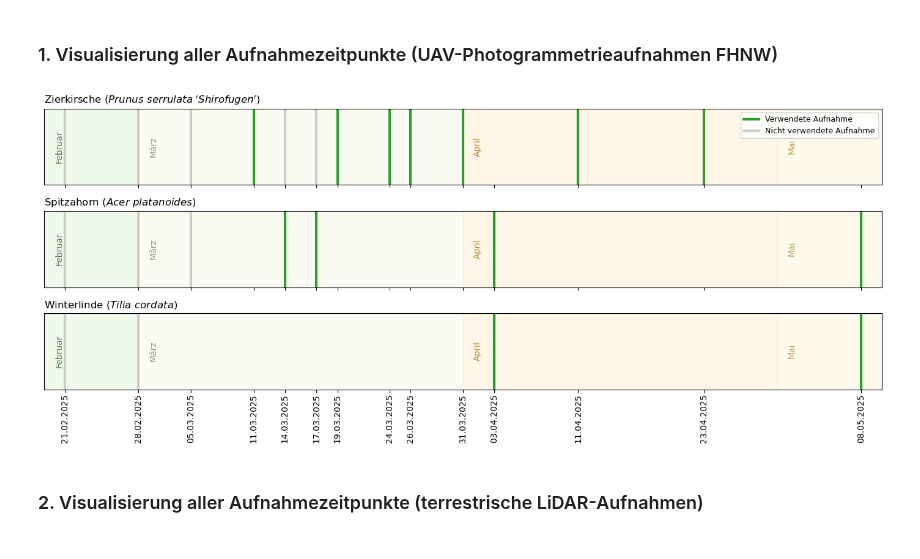
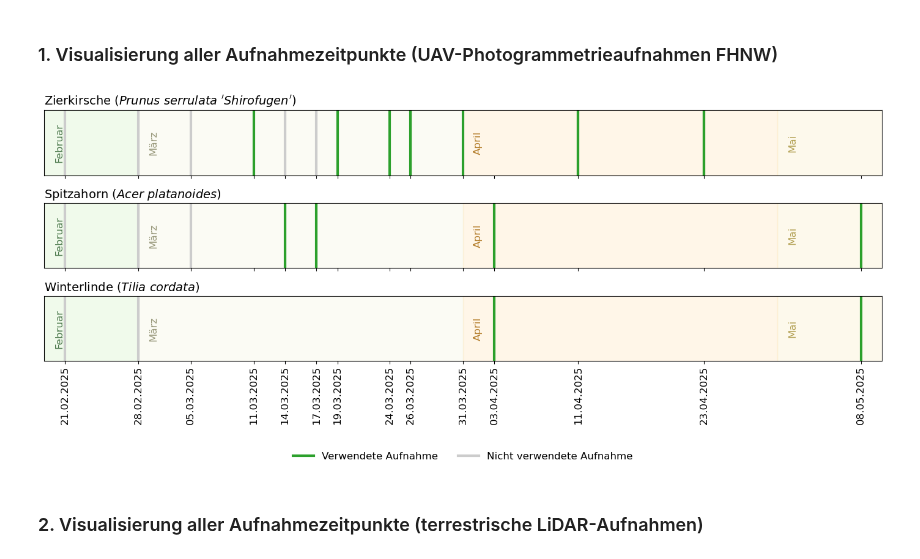
Before and after one commit to naamp/BTh11_Trieblaengenwachstum, a Jupyter notebook: 15_Calendar_Vis/15_Calendar_Vis.ipynb, the cells around one changed output. Drawn from its saved outputs; the diff is of its cells as text; code cells hidden in the pictures.

```diff
--- a/15_Calendar_Vis/15_Calendar_Vis.ipynb
+++ b/15_Calendar_Vis/15_Calendar_Vis.ipynb
@@ -85,7 +85,7 @@ for ax, tree in zip(axes, ["Kirsche", "Ahorn", "Linde"]):
                 rotation=90,
                 ha="left",
                 va="center",
-                fontsize=10,
+                fontsize=12,
                 color=text_color
             )
 
@@ -96,48 +96,49 @@ for ax, tree in zip(axes, ["Kirsche", "Ahorn", "Linde"]):
         ax.axvline(row["Date"], color=color, linewidth=3)
 
     # Baumtitel: normaler Name + kursiv gesetzter lateinischer Name mit Markdown
-    ax.set_title(tree_labels.get(tree, tree), loc="left", fontsize=12)
+    ax.set_title(tree_labels.get(tree, tree), loc="left", fontsize=14)
     ax.set_ylim(0, 1)
     ax.set_yticks([])
     ax.set_xlim(x_min, x_max)
 
 # Unterste Grafik: Datumsbeschriftung
 df_above = df[df["Tree"].isin(["Kirsche", "Ahorn"])].drop_duplicates(subset="Date")
 tick_dates = df_above["Date"].sort_values()
 
 axes[-1].set_xticks(tick_dates)
 axes[-1].set_xticklabels(
     [d.strftime("%d.%m.%Y") for d in tick_dates],
     rotation=90,
     ha="center",
     va="top",
-    fontsize=10
+    fontsize=12
 )
 axes[-1].tick_params(axis='x', which='major', pad=2)
 
 # Obere Achsen ohne X-Beschriftung
 for ax in axes[:-1]:
     ax.tick_params(labelbottom=False)
 
-plt.tight_layout()
+plt.tight_layout(rect=[0, 0.05, 1, 1])
 
-# Legende für grüne/graue Striche
+# Legende für grüne/graue Striche unterhalb der Plots
 legend_elements = [
     Line2D([0], [0], color='#2ca02c', lw=3, label='Verwendete Aufnahme'),
     Line2D([0], [0], color='#cccccc', lw=3, label='Nicht verwendete Aufnahme')
 ]
 
-# Legende im unteren Plot (z. B. rechts oben platzieren)
-axes[0].legend(
+fig.legend(
     handles=legend_elements,
-    loc='upper right',
-    frameon=True,
-    fontsize=9
+    loc='lower center',
+    ncol=2,
+    frameon=False,
+    fontsize=12,
+    bbox_to_anchor=(0.5, -0.05)
 )
 
 plt.show()
 # %% [output]
-[figure, old version]
+[figure, new version]
 # %% [markdown]
 ### 2. Visualisierung aller Aufnahmezeitpunkte (terrestrische LiDAR-Aufnahmen)
 # %%
```
Also changed, not shown: parts of 2 cells of this notebook, 23 other files.
